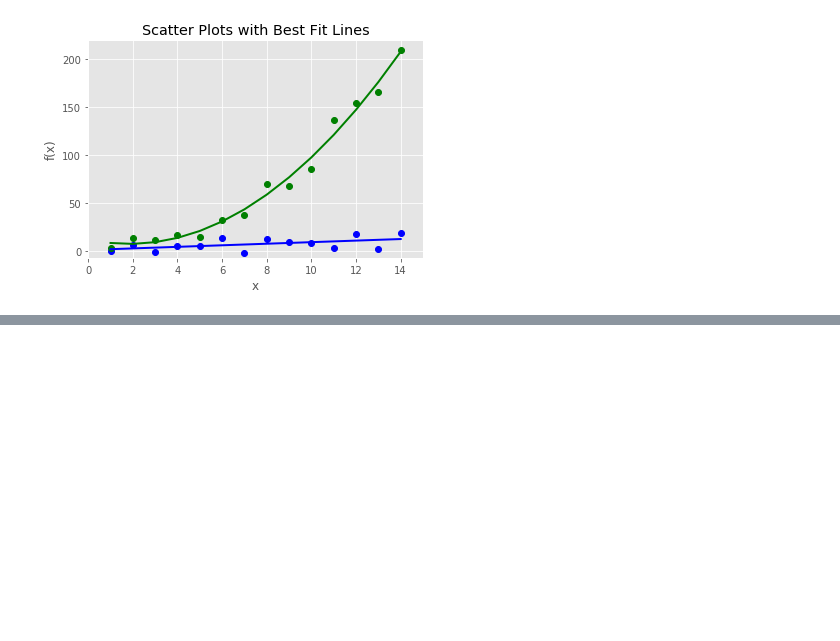
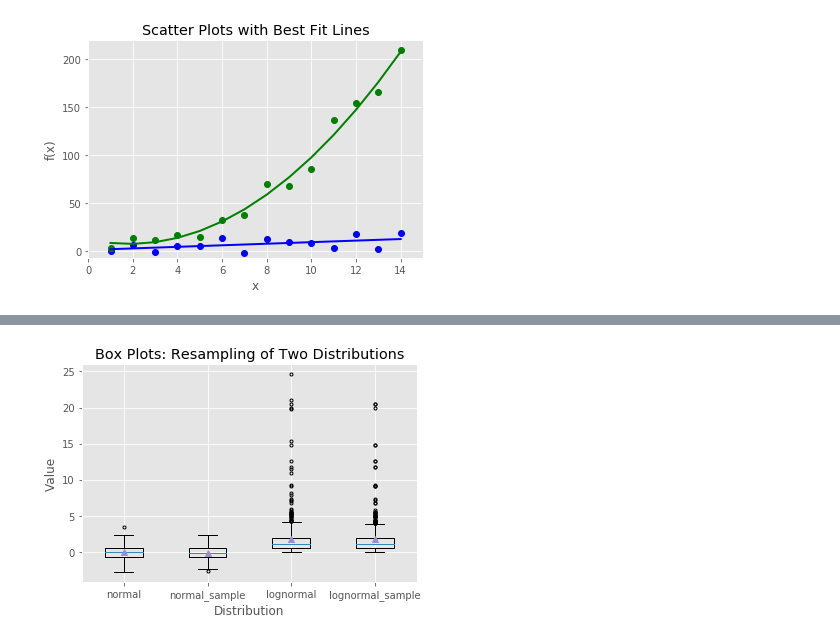
Before and after one commit to tcalecchen/Jupyter_Workspace, a Jupyter notebook: Alec-Python/Plot.ipynb, the cells around one changed output, grey strips where cells are left out. Cells and saved outputs as stored; diff of their text form; code cells hidden in the pictures; blank space fills up the shorter version.

```diff
--- a/Alec-Python/Plot.ipynb
+++ b/Alec-Python/Plot.ipynb
@@ -143,0 +148,37 @@ plt.show()
+# %%
+#!/usr/bin/env python3
+import numpy as np
+import matplotlib.pyplot as plt
+plt.style.use('ggplot')
+
+N = 500
+normal = np.random.normal(loc=0.0, scale=1.0, size=N)
+lognormal = np.random.lognormal(mean=0.0, sigma=1.0, size=N)
+#index_value = np.random.random_integers(low=0, high=N-1, size=N)  # This function is deprecated
+index_value = np.random.randint(low=0, high=N-1, size=N)
+normal_sample = normal[index_value]
+lognormal_sample = lognormal[index_value]
+box_plot_data = [normal,normal_sample,lognormal,lognormal_sample]
+
+fig = plt.figure()
+ax1 = fig.add_subplot(1,1,1)
+
+# 建立一個串列 box_labels，裡面存有每一個盒鬚圖的標籤。下一行的 boxplot 函式會使用這個串列
+box_labels = ['normal','normal_sample','lognormal','lognormal_sample']
+
+# 使用 boxplot 函式來建立四個盒鬚圖。 notch=False 代表這些箱子應該都是矩形，而不是在中間有缺口。 sym='.' 代表鬚之外的點是圓點，
+# 而不是預設的 + 符號。 vert=True 代表盒子是垂直的，而不是水平的。 whis=1.5 指定鬚接觸的地方在第一四分位數與第三四分位數之外
+# （即，Q3 + whis*IQR，IQR = 四分位範圍，Q3-Q1）。 showmeans=True 指定盒子除了顯示中位值之外，也要顯示平均值。
+# labels=box_labels 代表使用 box_labels 的值來標示盒鬚圖。
+ax1.boxplot(box_plot_data, notch=False, sym='.', vert=True, whis=1.5, \
+				showmeans=True, labels=box_labels)
+ax1.xaxis.set_ticks_position('bottom')
+ax1.yaxis.set_ticks_position('left')
+ax1.set_title('Box Plots: Resampling of Two Distributions')
+ax1.set_xlabel('Distribution')
+ax1.set_ylabel('Value')
+
+plt.savefig('box_plot.png', dpi=400, bbox_inches='tight')
+plt.show()
+# %% [output]
+[figure, added]
```
Also changed, not shown: parts of 5 cells of this notebook, 4 other files.
